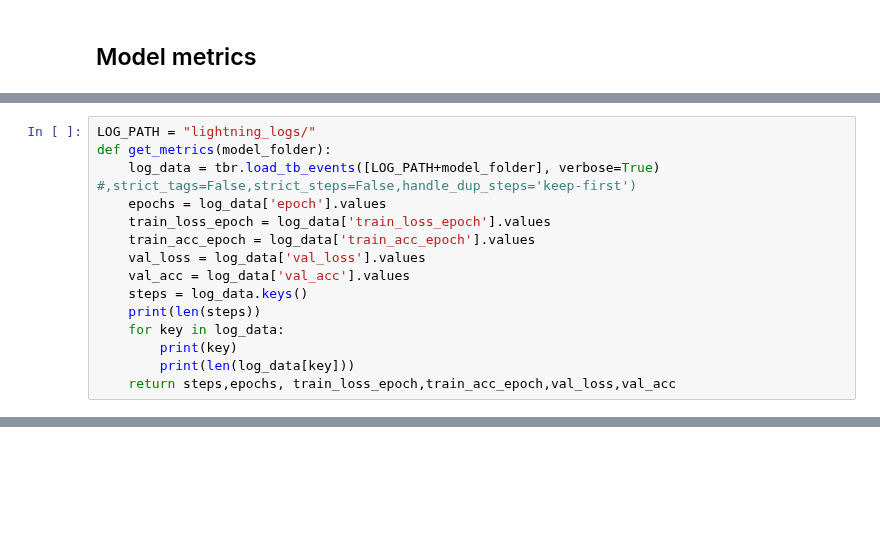
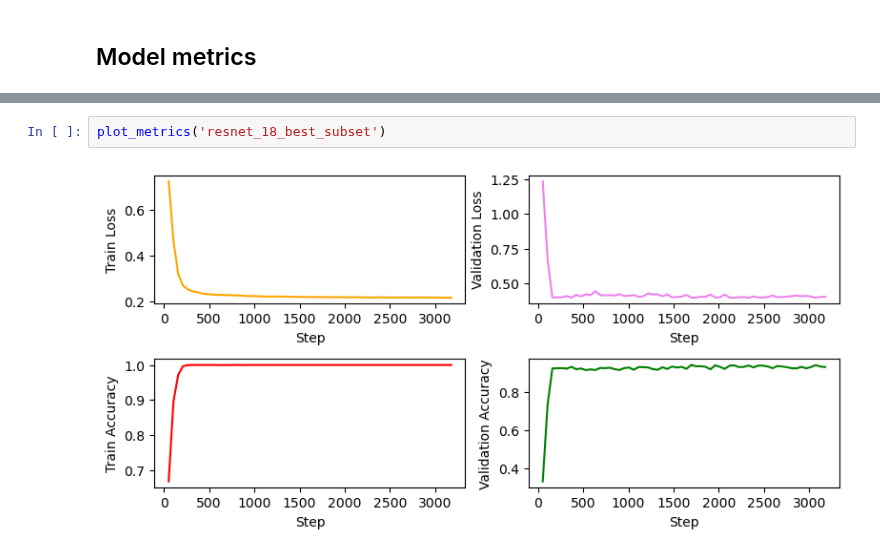
Before and after one commit to neil-power/mphys-galaxy, a Jupyter notebook: Code/model_metrics.ipynb, the cells around one changed output, grey strips where cells are left out. Drawn from its saved outputs; the diff is of its cells as text; blank space fills up the shorter version.

Commit message:
Fixed tensorboard plotting error

```diff
--- a/Code/model_metrics.ipynb
+++ b/Code/model_metrics.ipynb
@@ -6,15 +2,0 @@ import matplotlib.pyplot as plt
-# %%
-LOG_PATH = "lightning_logs/"
-def get_metrics(model_folder):
-    log_data = tbr.load_tb_events([LOG_PATH+model_folder], verbose=True) #,strict_tags=False,strict_steps=False,handle_dup_steps='keep-first')
-    epochs = log_data['epoch'].values
-    train_loss_epoch = log_data['train_loss_epoch'].values
-    train_acc_epoch = log_data['train_acc_epoch'].values
-    val_loss = log_data['val_loss'].values
-    val_acc = log_data['val_acc'].values
-    steps = log_data.keys()
-    print(len(steps))
-    for key in log_data:
-        print(key)
-        print(len(log_data[key]))
-    return steps,epochs, train_loss_epoch,train_acc_epoch,val_loss,val_acc
@@ -94,0 +56,4 @@ ValueError: Tag 'epoch' from run directory 'lightning_logs/resnet_18_best_subset
+# %%
+plot_metrics('resnet_18_best_subset')
+# %% [output]
+[figure, added]
```
Also changed, not shown: parts of 6 cells of this notebook.
